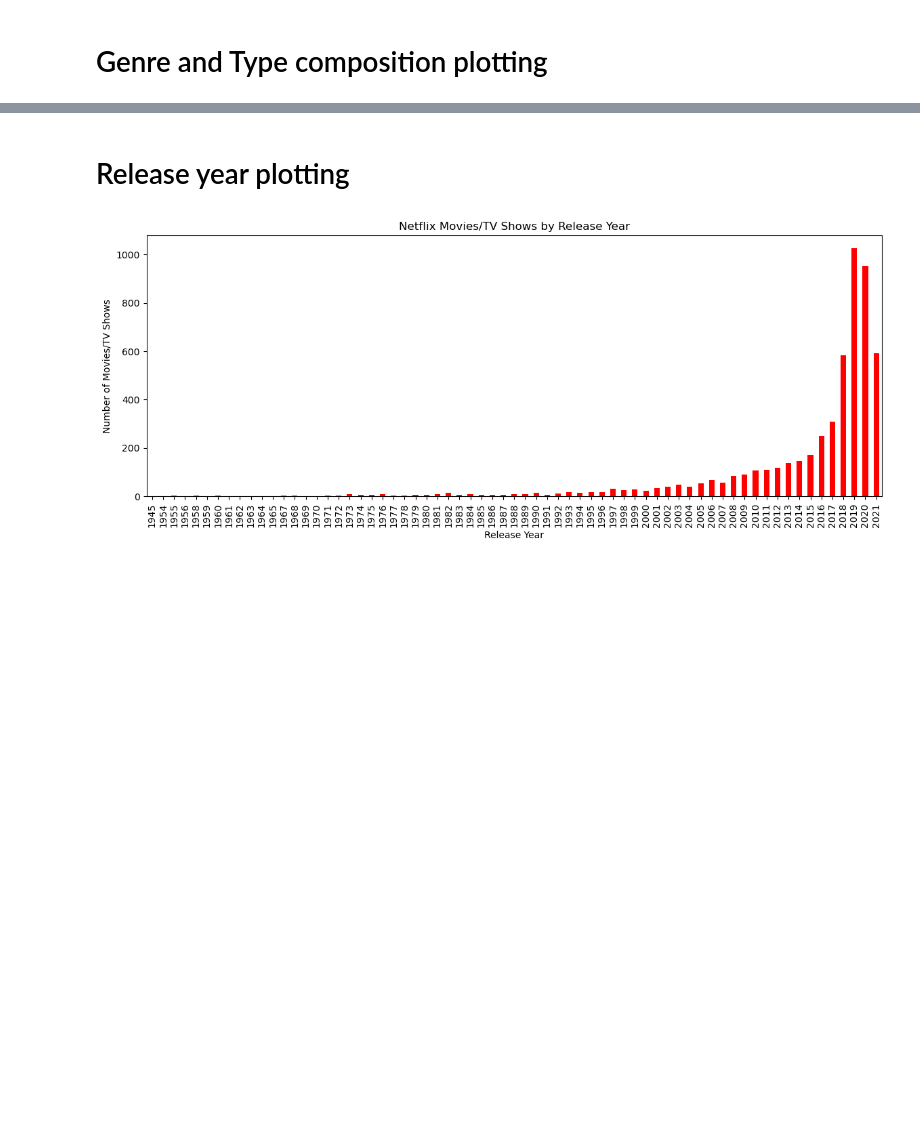
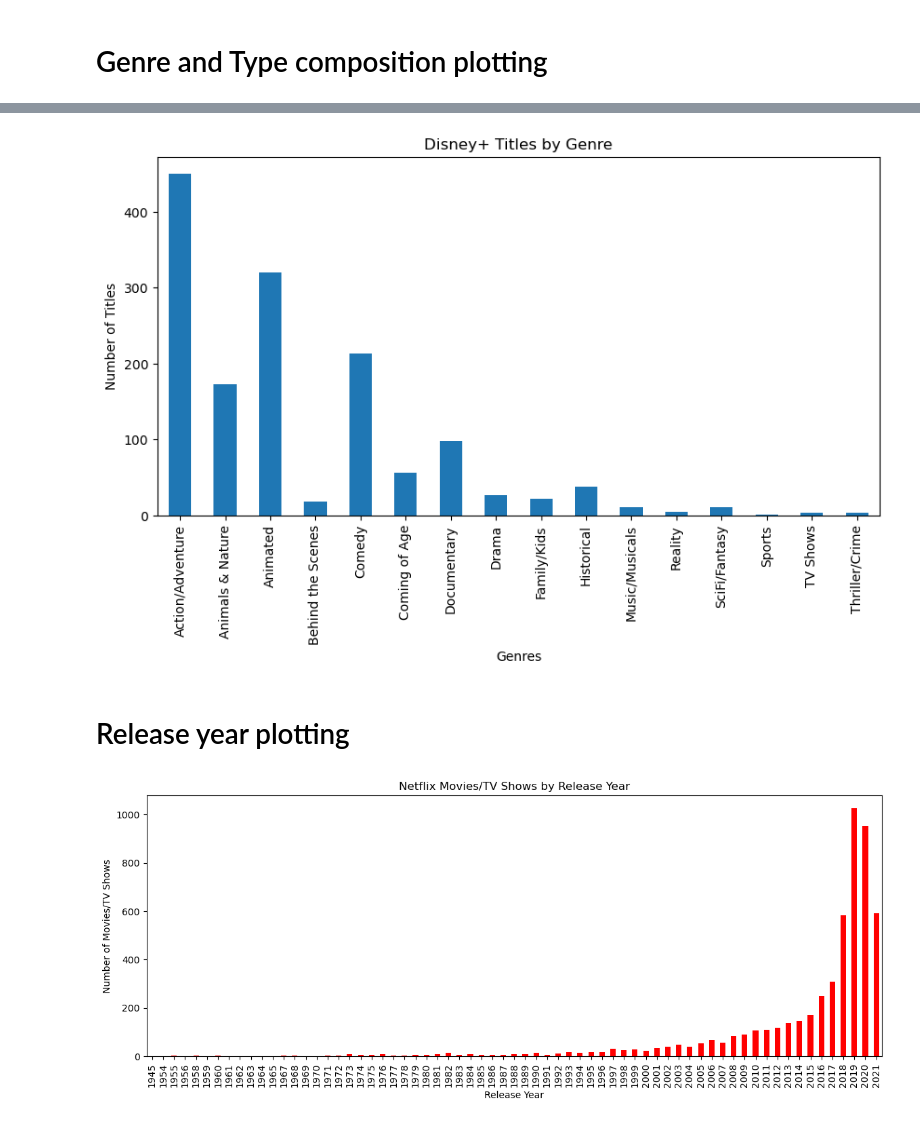
Before and after one commit to gfoley15/netflixandchill, a Jupyter notebook: notebook/netflixandchill.ipynb, the cells around one changed output, grey strips where cells are left out. Drawn from its saved outputs; the diff is of its cells as text; code cells hidden in the pictures; blank space fills up the shorter version.

```diff
--- a/notebook/netflixandchill.ipynb
+++ b/notebook/netflixandchill.ipynb
@@ -175,5 +206,10 @@ plt.savefig(os.path.join('../output', 'Disney_Content_by_Type.png'))
 # %%
 # Disney bar chart for primary genre counts
+disney_combined = combined_df.loc[combined_df["platform"] == "Disney+", :]
+disney_genres_titles = disney_combined.groupby(['primary_genre'])['title'].count()
+disney_gt_plot = disney_genres_titles.plot(kind='bar', figsize=(10,5), title = 'Disney+ Titles by Genre', xlabel= 'Genres', ylabel='Number of Titles')
+# %% [output]
+[figure, added]
 # %% [markdown]
 # Release year plotting
 # %%
```
Also changed, not shown: parts of 11 cells of this notebook, 2 other files.
